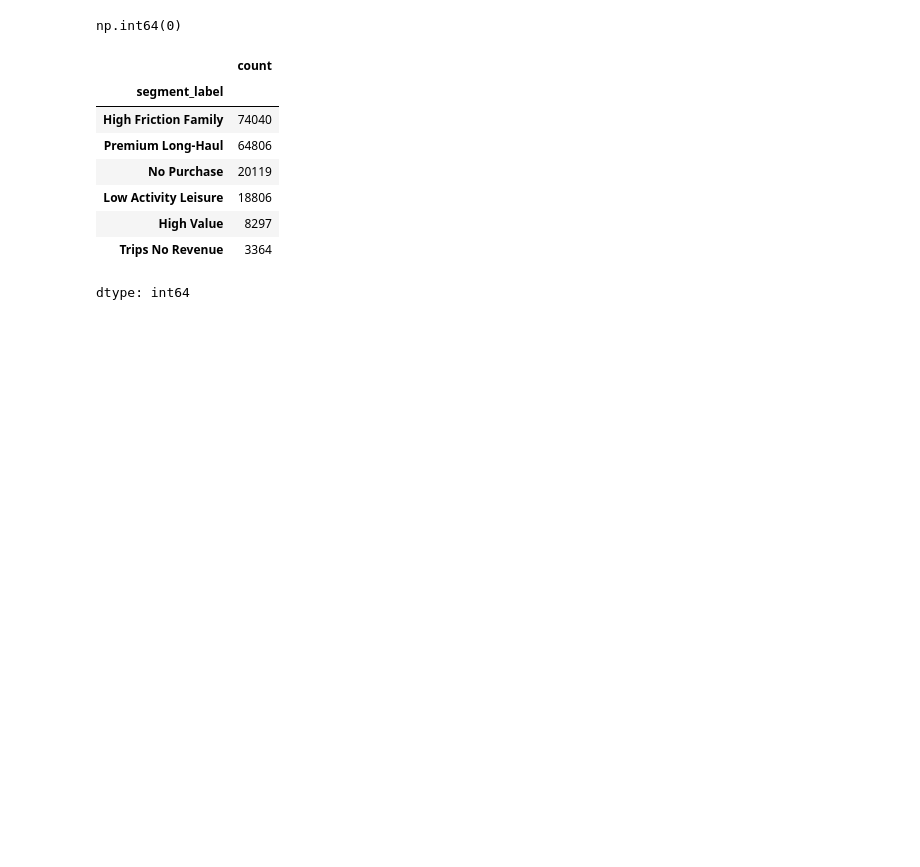
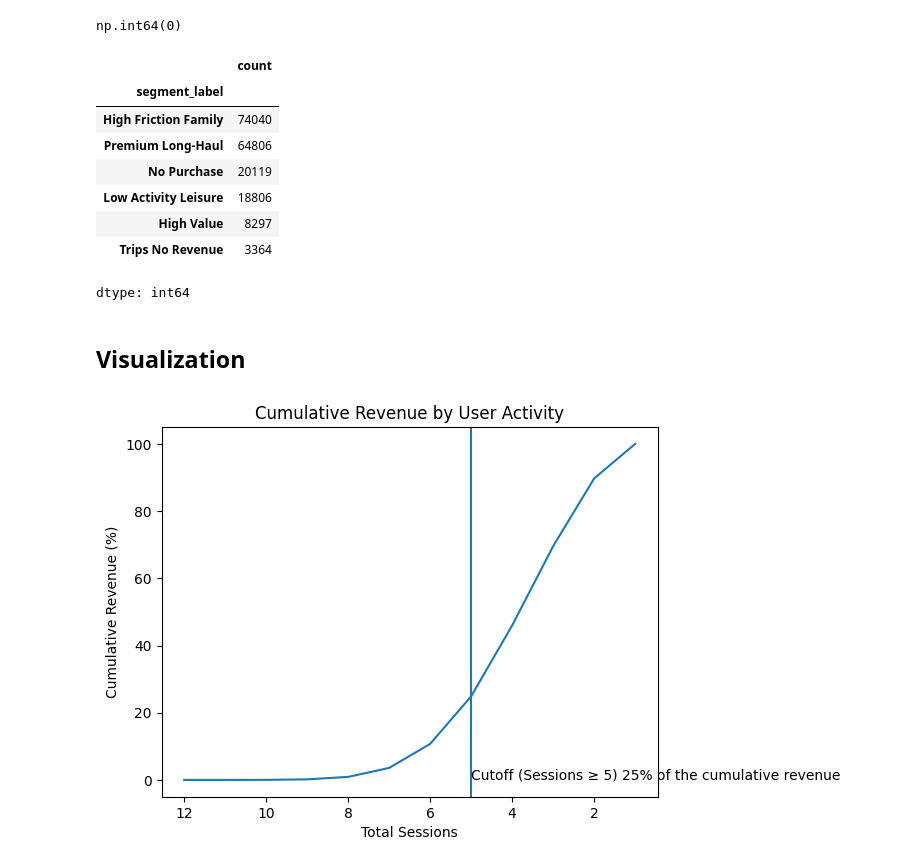
Before and after one commit to adrianmrizo/Client-Segmentation-Analysis, a Jupyter notebook: Adrian_Travel_Tide_Mastery_Project.ipynb, the cells around one changed output. Drawn from its saved outputs; the diff is of its cells as text; code cells hidden in the pictures; blank space fills up the shorter version.

```diff
--- a/Adrian_Travel_Tide_Mastery_Project.ipynb
+++ b/Adrian_Travel_Tide_Mastery_Project.ipynb
@@ -1972,3 +1972,30 @@ for segment in df_final['segment_label'].unique():
     filename = segment.lower().replace(" ", "_") + ".csv"
 
     df_segment.to_csv(filename, index=False)
+# %% [markdown]
+## Visualization
+# %%
+import matplotlib.pyplot as plt
+
+df_cumulative = pd.read_csv('/content/cumulative_revenue_per_sessions.csv')
+
+plt.figure()
+
+plt.plot(
+    df_cumulative['total_sessions'],
+    df_cumulative['cumulative_revenue_pct']
+)
+
+plt.axvline(x=5)  # cutoff visual
+
+plt.xlabel("Total Sessions")
+plt.ylabel("Cumulative Revenue (%)")
+plt.title("Cumulative Revenue by User Activity")
+
+plt.text(5, 0.25, "Cutoff (Sessions ≥ 5) 25% of the cumulative revenue")
+
+plt.gca().invert_xaxis()  # opcional si ya lo venías usando
+
+plt.show()
+# %% [output]
+[figure, added]
```
Also changed, not shown: parts of 6 cells of this notebook.
